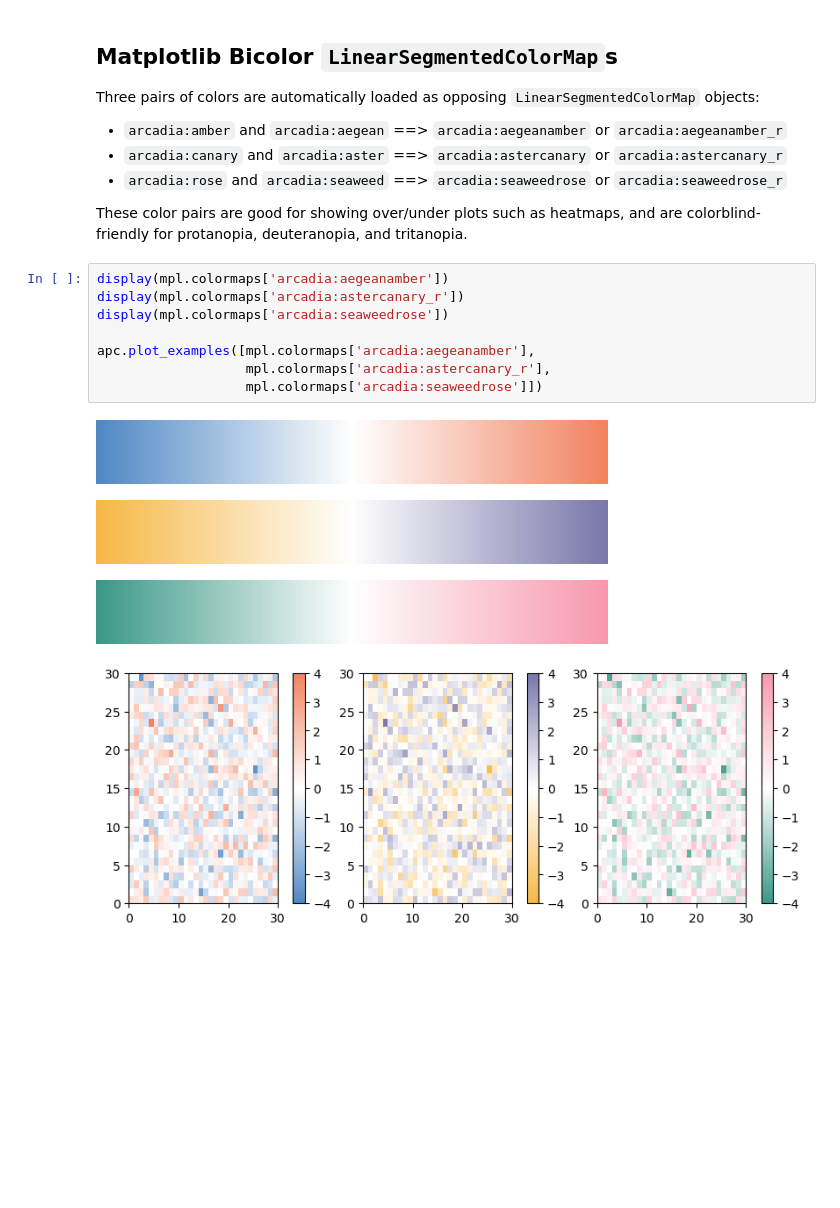
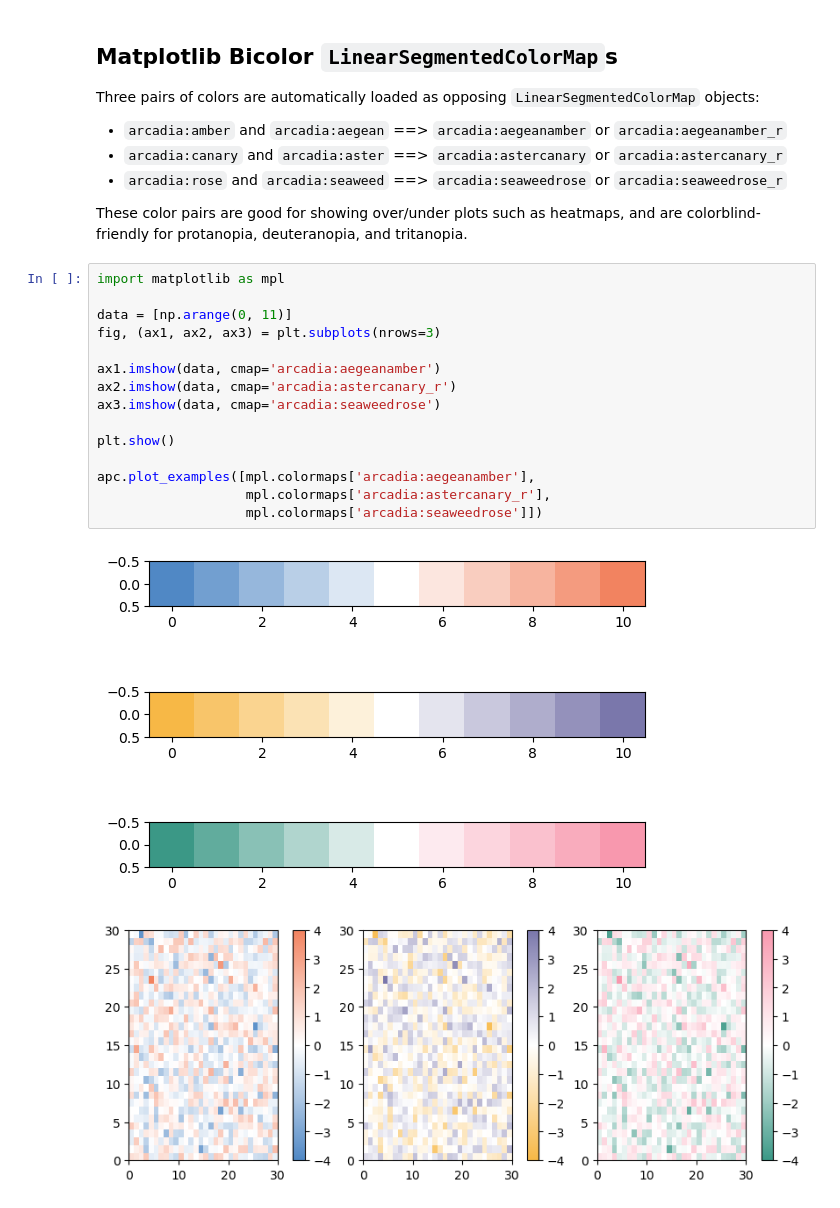
Before and after one commit to Arcadia-Science/arcadia-pycolor, a Jupyter notebook: README.ipynb, the cells around one changed output. Cells and saved outputs as stored; diff of their text form; blank space fills up the shorter version.

```diff
--- a/README.ipynb
+++ b/README.ipynb
@@ -78,15 +82,20 @@ Three pairs of colors are automatically loaded as opposing `LinearSegmentedColor
 
 These color pairs are good for showing over/under plots such as heatmaps, and are colorblind-friendly for protanopia, deuteranopia, and tritanopia.
 # %%
-display(mpl.colormaps['arcadia:aegeanamber'])
-display(mpl.colormaps['arcadia:astercanary_r'])
-display(mpl.colormaps['arcadia:seaweedrose'])
+import matplotlib as mpl
+
+data = [np.arange(0, 11)]
+fig, (ax1, ax2, ax3) = plt.subplots(nrows=3)
+
+ax1.imshow(data, cmap='arcadia:aegeanamber')
+ax2.imshow(data, cmap='arcadia:astercanary_r')
+ax3.imshow(data, cmap='arcadia:seaweedrose')
+
+plt.show()
 
 apc.plot_examples([mpl.colormaps['arcadia:aegeanamber'],
                    mpl.colormaps['arcadia:astercanary_r'],
                    mpl.colormaps['arcadia:seaweedrose']])
 # %% [output]
-[figure, old version]
+[figure, new version]
-[figure, old version]
+[figure, new version]
-[figure, removed]
-[figure, removed]
```
Also changed, not shown: parts of 1 cell of this notebook, 5 other files.
